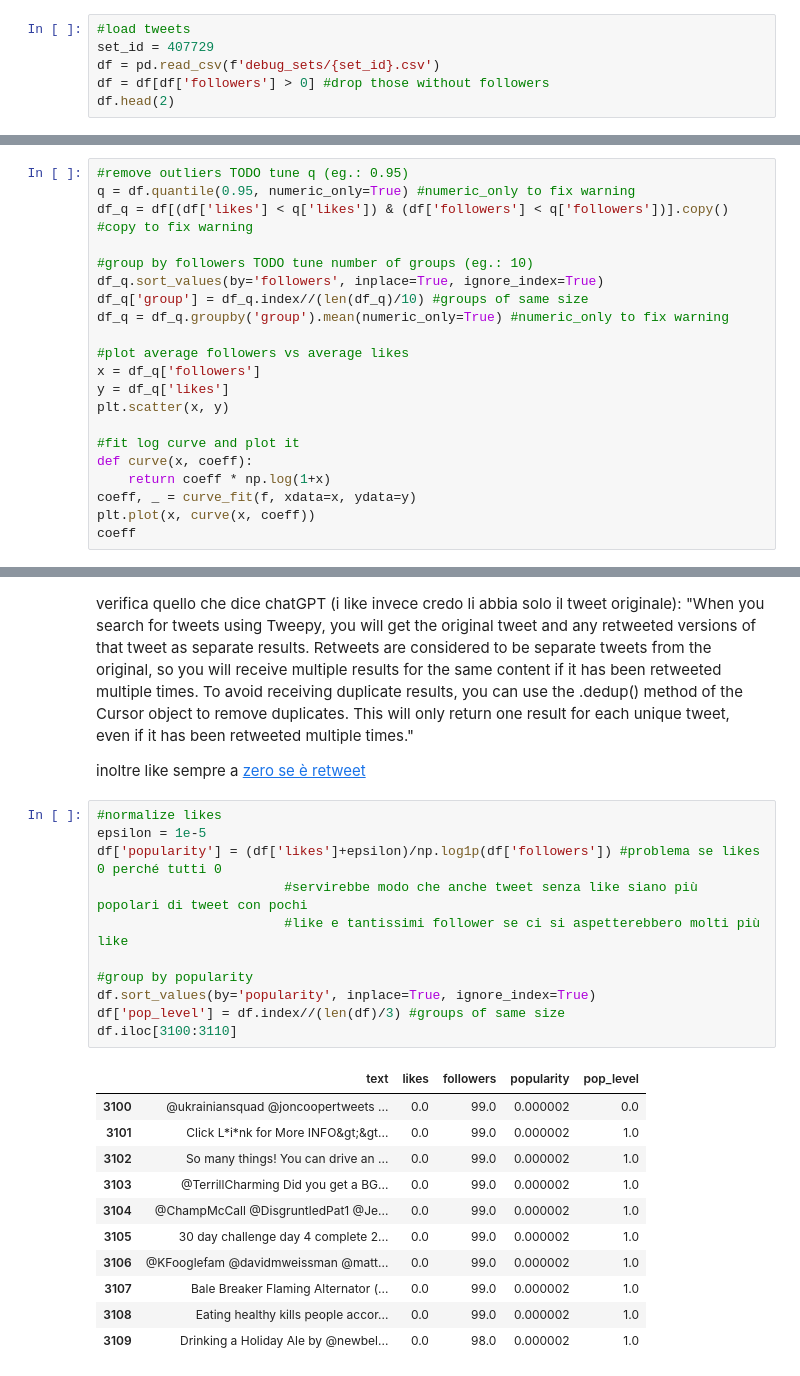
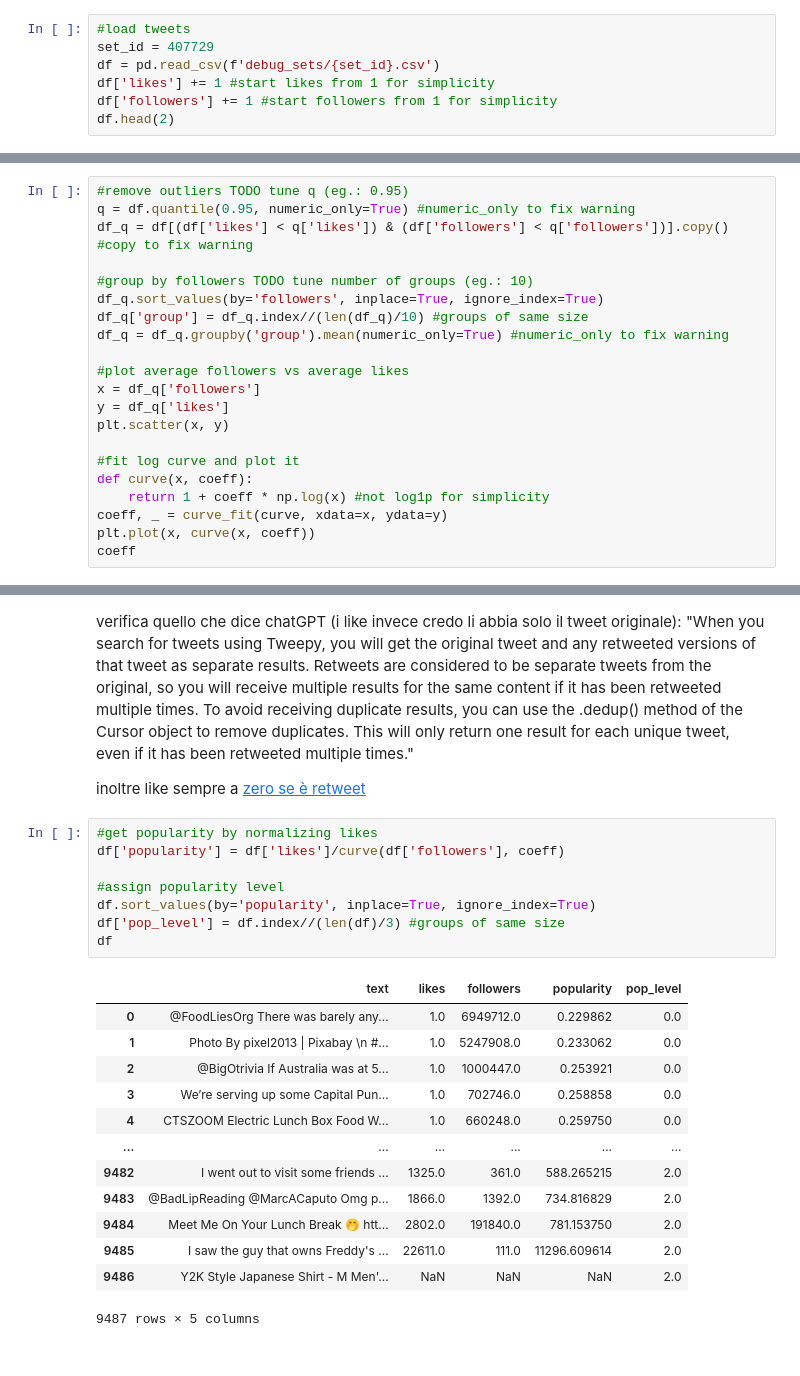
Before and after one commit to giemsei/dssc-ml, a Jupyter notebook: notes/mpolo/tweepy_test.ipynb, the cells around one changed output, grey strips where cells are left out. Drawn from its saved outputs; the diff is of its cells as text.

```diff
--- a/notes/mpolo/tweepy_test.ipynb
+++ b/notes/mpolo/tweepy_test.ipynb
@@ -50,7 +50,8 @@ TODO `search_recent_tweets` is up to 7 days. To search further back, use [search
 #load tweets
 set_id = 407729
 df = pd.read_csv(f'debug_sets/{set_id}.csv')
-df = df[df['followers'] > 0] #drop those without followers
+df['likes'] += 1 #start likes from 1 for simplicity
+df['followers'] += 1 #start followers from 1 for simplicity
 df.head(2)
 # %% [output]
 |  | text | likes | followers |
@@ -73,8 +74,8 @@ plt.scatter(x, y)
 
 #fit log curve and plot it
 def curve(x, coeff):
-    return coeff * np.log(1+x)
-coeff, _ = curve_fit(f, xdata=x, ydata=y)
+    return 1 + coeff * np.log(x) #not log1p for simplicity
+coeff, _ = curve_fit(curve, xdata=x, ydata=y)
 plt.plot(x, curve(x, coeff))
 coeff
 # %% [output]
@@ -94,25 +95,24 @@ verifica quello che dice chatGPT (i like invece credo li abbia solo il tweet ori
 
 inoltre like sempre a [zero se è retweet](https://twittercommunity.com/t/tweets-having-likes-more-than-zero-always-shows-zero-while-on-twitter-it-shows-more-than-zero-likes-it-only-shows-retweets-counts-accurate-please-tell-me-how-to-get-the-correct-like-count-as-well-i-am-using-twitter-v2-search-api/160840/4)
 # %%
-#normalize likes
-epsilon = 1e-5
-df['popularity'] = (df['likes']+epsilon)/np.log1p(df['followers']) #problema se likes 0 perché tutti 0
-                        #servirebbe modo che anche tweet senza like siano più popolari di tweet con pochi
-                        #like e tantissimi follower se ci si aspetterebbero molti più like
+#get popularity by normalizing likes
+df['popularity'] = df['likes']/curve(df['followers'], coeff)
 
-#group by popularity
+#assign popularity level
 df.sort_values(by='popularity', inplace=True, ignore_index=True)
 df['pop_level'] = df.index//(len(df)/3) #groups of same size
-df.iloc[3100:3110]
+df
 # %% [output]
 |  | text | likes | followers | popularity | pop_level |
-| 3100 | @ukrainiansquad @joncoopertweets ... | 0.0 | 99.0 | 0.000002 | 0.0 |
-| 3101 | Click L*i*nk for More INFO&gt;&gt... | 0.0 | 99.0 | 0.000002 | 1.0 |
-| 3102 | So many things! You can drive an ... | 0.0 | 99.0 | 0.000002 | 1.0 |
-| 3103 | @TerrillCharming Did you get a BG... | 0.0 | 99.0 | 0.000002 | 1.0 |
-| 3104 | @ChampMcCall @DisgruntledPat1 @Je... | 0.0 | 99.0 | 0.000002 | 1.0 |
-| 3105 | 30 day challenge day 4 complete 2... | 0.0 | 99.0 | 0.000002 | 1.0 |
-| 3106 | @KFooglefam @davidmweissman @matt... | 0.0 | 99.0 | 0.000002 | 1.0 |
-| 3107 | Bale Breaker Flaming Alternator (... | 0.0 | 99.0 | 0.000002 | 1.0 |
-| 3108 | Eating healthy kills people accor... | 0.0 | 99.0 | 0.000002 | 1.0 |
-| 3109 | Drinking a Holiday Ale by @newbel... | 0.0 | 98.0 | 0.000002 | 1.0 |
+| 0 | @FoodLiesOrg There was barely any... | 1.0 | 6949712.0 | 0.229862 | 0.0 |
+| 1 | Photo By pixel2013 | Pixabay \n #... | 1.0 | 5247908.0 | 0.233062 | 0.0 |
+| 2 | @BigOtrivia If Australia was at 5... | 1.0 | 1000447.0 | 0.253921 | 0.0 |
+| 3 | We’re serving up some Capital Pun... | 1.0 | 702746.0 | 0.258858 | 0.0 |
+| 4 | CTSZOOM Electric Lunch Box Food W... | 1.0 | 660248.0 | 0.259750 | 0.0 |
+| ... | ... | ... | ... | ... | ... |
+| 9482 | I went out to visit some friends ... | 1325.0 | 361.0 | 588.265215 | 2.0 |
+| 9483 | @BadLipReading @MarcACaputo Omg p... | 1866.0 | 1392.0 | 734.816829 | 2.0 |
+| 9484 | Meet Me On Your Lunch Break 🤭 htt... | 2802.0 | 191840.0 | 781.153750 | 2.0 |
+| 9485 | I saw the guy that owns Freddy's ... | 22611.0 | 111.0 | 11296.609614 | 2.0 |
+| 9486 | Y2K Style Japanese Shirt - M Men'... | NaN | NaN | NaN | 2.0 |
+9487 rows × 5 columns
```
Also changed, not shown: parts of 6 cells of this notebook, 1 other file.
